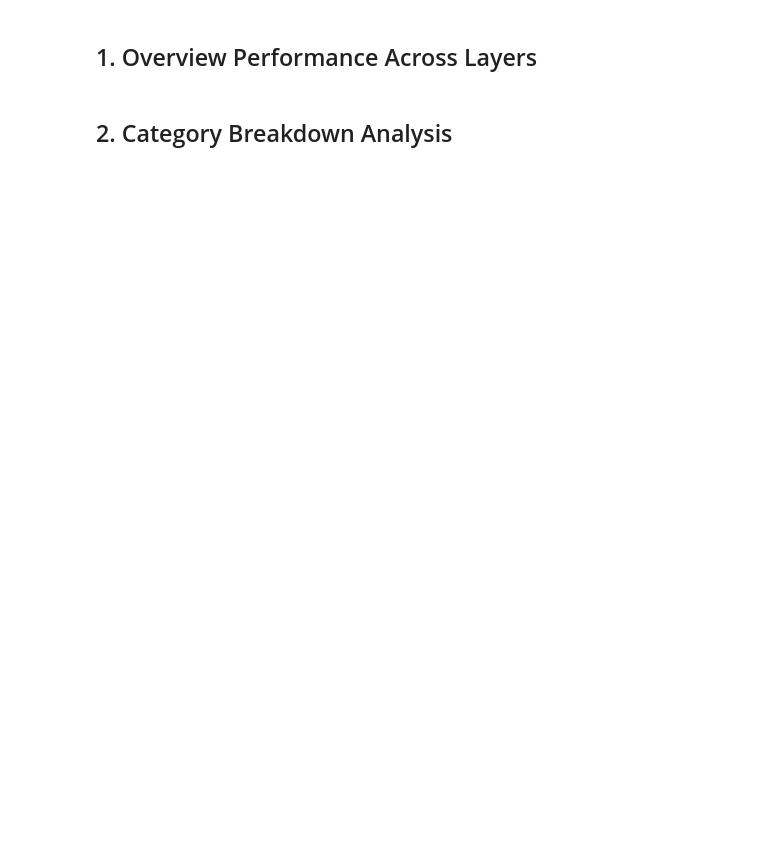
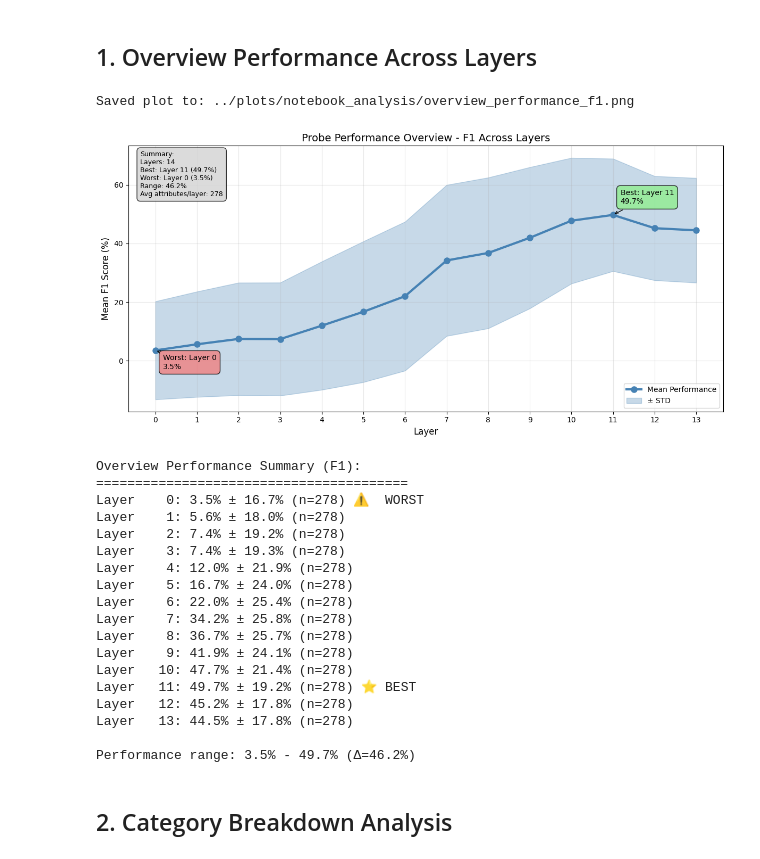
Before and after one commit to israfelsr/compmech, a Jupyter notebook: notebooks/probe_analysis.ipynb, the cells around one changed output. Saved outputs shown, nothing was run; the diff lists cells and outputs as text; code cells hidden in the pictures; blank space fills up the shorter version.

Commit message:
testing new data

```diff
--- a/notebooks/probe_analysis.ipynb
+++ b/notebooks/probe_analysis.ipynb
@@ -18,11 +18,11 @@ sns.set_palette("husl")
 %matplotlib inline
 # %%
 # Configuration - Update these paths
-RESULTS_DIR = "../results/week-34"  # Update this path to your results directory
+RESULTS_DIR = "../results/week-31"  # Update this path to your results directory
 TAXONOMY_FILE = "../dataset/mcrae-x-things-taxonomy-simp.json"  # Update this path
 SAVE_PLOTS = True  # Set to True if you want to save plots
 SAVE_DIR = "../plots/notebook_analysis"  # Directory to save plots
-METRICS = ["f1", "accuracy"]  # Metrics to analyze
+METRICS = ["f1"]  # Metrics to analyze
 # %%
 def load_results(results_dir):
     """Load all probe result files."""
@@ -217,34 +237,55 @@ Avg attributes/layer: {np.mean(n_attributes):.0f}"""
 
     if save_path:
         plt.savefig(save_path, dpi=300, bbox_inches="tight")
         print(f"Saved plot to: {save_path}")
 
     plt.show()
 
     # Print summary to console
     print(f"\nOverview Performance Summary ({metric.upper()}):")
     print("=" * 40)
     for i, (layer, mean, std, n_attr) in enumerate(
         zip(layers, means, stds, n_attributes)
     ):
         status = ""
         if i == best_idx:
             status = " ⭐ BEST"
         elif i == worst_idx:
             status = " ⚠️  WORST"
         print(f"Layer {layer:>4}: {mean:.1f}% ± {std:.1f}% (n={n_attr:3d}){status}")
 
     print(
         f"\nPerformance range: {min(means):.1f}% - {max(means):.1f}% (Δ={max(means)-min(means):.1f}%)"
     )
 
     return layer_data
 
 
 # Create overview performance plot
 for metric in METRICS:
     save_path = f"{SAVE_DIR}/overview_performance_{metric}.png" if SAVE_PLOTS else None
-    layer_data = overview_performance(results, metric=metric, save_path=save_path)
+    layer_data = overview_performance(results, metric=metric, )
+# %% [output]
+Saved plot to: ../plots/notebook_analysis/overview_performance_f1.png
+[figure, added]
+Overview Performance Summary (F1):
+========================================
+Layer    0: 3.5% ± 16.7% (n=278) ⚠️  WORST
+Layer    1: 5.6% ± 18.0% (n=278)
+Layer    2: 7.4% ± 19.2% (n=278)
+Layer    3: 7.4% ± 19.3% (n=278)
+Layer    4: 12.0% ± 21.9% (n=278)
+Layer    5: 16.7% ± 24.0% (n=278)
+Layer    6: 22.0% ± 25.4% (n=278)
+Layer    7: 34.2% ± 25.8% (n=278)
+Layer    8: 36.7% ± 25.7% (n=278)
+Layer    9: 41.9% ± 24.1% (n=278)
+Layer   10: 47.7% ± 21.4% (n=278)
+Layer   11: 49.7% ± 19.2% (n=278) ⭐ BEST
+Layer   12: 45.2% ± 17.8% (n=278)
+Layer   13: 44.5% ± 17.8% (n=278)
+
+Performance range: 3.5% - 49.7% (Δ=46.2%)
 # %% [markdown]
 ## 2. Category Breakdown Analysis
 # %%
```
Also changed, not shown: parts of 7 cells of this notebook, 6 other files.
